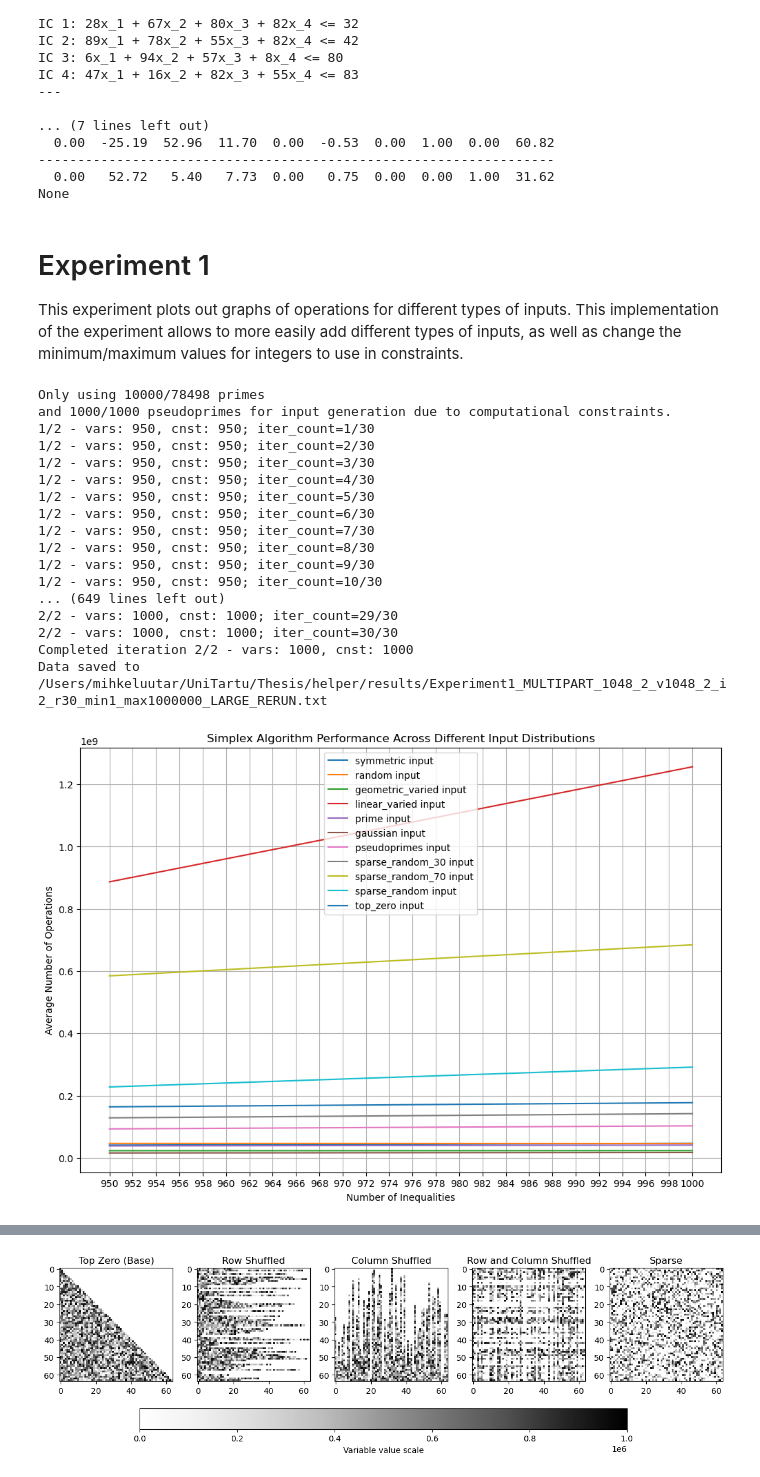
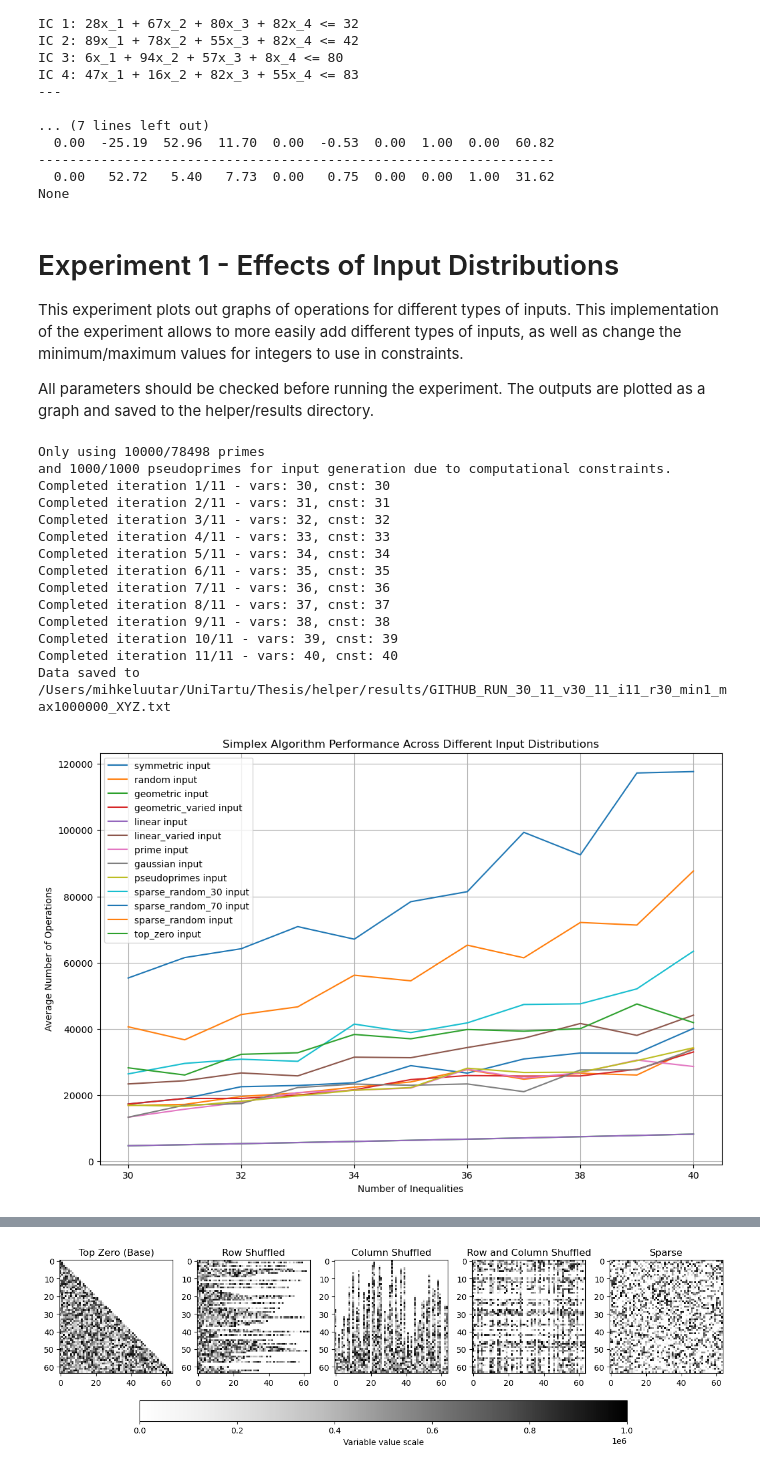
Before and after one commit to mihkeluutar/simplex-practical-experiments, a Jupyter notebook: thesis_experiments.ipynb, the cells around one changed output, grey strips where cells are left out. Drawn from its saved outputs; the diff is of its cells as text; code cells hidden in the pictures.

```diff
--- a/thesis_experiments.ipynb
+++ b/thesis_experiments.ipynb
@@ -78,17 +67,19 @@ IC 4: 47x_1 + 16x_2 + 82x_3 + 55x_4 <= 83
   0.00   52.72   5.40   7.73  0.00   0.75  0.00  0.00  1.00  31.62
 None
 # %% [markdown]
-# Experiment 1
+# Experiment 1 - Effects of Input Distributions
 
 This experiment plots out graphs of operations for different types of inputs. This implementation of the experiment allows to more easily add different types of inputs, as well as change the minimum/maximum values for integers to use in constraints.
+
+All parameters should be checked before running the experiment. The outputs are plotted as a graph and saved to the helper/results directory.
 # %%
 # Input generation mappings - it's possible to add more or comment some out if needed.
 input_generation_functions = {
     'symmetric': generate_symmetric_simplex_input,
     'random': generate_random_simplex_input,
-    # 'geometric': generate_geometric_simplex_input,
+    'geometric': generate_geometric_simplex_input,
     'geometric_varied': generate_varied_geometric_simplex_input,
-    # 'linear': generate_linear_simplex_input,
+    'linear': generate_linear_simplex_input,
     'linear_varied': generate_varied_linear_simplex_input,
     'prime': generate_input_with_only_primes,
     'gaussian': generate_gaussian_simplex_input,
@@ -104,23 +95,17 @@ avg_operations = {input_type: [] for input_type in input_generation_functions.ke
 num_constraints = []
 
 # Main experiment data
-constraints_n, variables_n = 950, 950   # Initial values
-max_iterations = 2
+constraints_n, variables_n = 30, 30   # Initial values
+max_iterations = 11
 number_of_runs_for_iteration = 30 # <- 2000 means less than 1% deviation from the average of 100K runs.
 min_value = 1
 max_value = 1000000
-step = 50
+step = 1
 sparsity_rate = 0.5  # In addtion to the sparse_30 and sparse_70 runs
 
 # Text variables for recognizing the saved file. Set as "" to not use them.
-file_prefix = 'Experiment1_MULTIPART'
-file_suffix = 'LARGE_RERUN'
-# DONE
-# 100-350
-# 400 - 550
-# 600 - 650
-# 600 - 900
-
+file_prefix = 'GITHUB_RUN'
+file_suffix = 'XYZ'
 
 # Pregenerating primes and pseudoprimes to minimize computational strain.
 max_list_len = 10000  # Define the maximum length of the primes_array
@@ -128,10 +113,13 @@ primes = generate_primes_in_range(min_value, max_value)
 small_primes = limit_list_size(primes, max_list_len)
 pseudoprimes = generate_pseudoprimes_in_range(min_value, max_value)
 small_pseudoprimes = limit_list_size(pseudoprimes, max_list_len)
+
 print(f'Only using {len(small_primes)}/{len(primes)} primes')
 print(f'and {len(small_pseudoprimes)}/{len(pseudoprimes)} pseudoprimes for input generation due to computational constraints.')
 
 
+# ---
+# Start of the experiment
 # ---
 for iteration in range(max_iterations):
     for input_type, gen_func in input_generation_functions.items():
@@ -166,7 +154,7 @@ for iteration in range(max_iterations):
                 print(f"{input_type} input generation or processing failed: {e}")
                 pass
             if iter_count % 1 == 0:
-                print(f'{iteration+1}/{max_iterations} - vars: {variables_n}, cnst: {constraints_n}; iter_count={iter_count}/{number_of_runs_for_iteration}')
+                # print(f'{iteration+1}/{max_iterations} - vars: {variables_n}, cnst: {constraints_n}; iter_count={iter_count}/{number_of_runs_for_iteration}')
                 pass
             iter_count += 1
 
@@ -184,49 +172,46 @@ for iteration in range(max_iterations):
 
 # Additional function for saving the results to a file for better analysis
 save_results(
     constraints_n-max_iterations,
     variables_n-max_iterations,
     max_iterations,
     number_of_runs_for_iteration,
     min_value,
     max_value,
     avg_operations,
     file_prefix=file_prefix,
     file_suffix=file_suffix
     )
 
 
 # Plotting
 plt.figure(figsize=(12, 8))
 for input_type in avg_operations:
     plt.plot(num_constraints, avg_operations[input_type], label=f'{input_type} input')
 
 plt.xlabel('Number of Inequalities')
 plt.ylabel('Average Number of Operations')
 plt.title('Simplex Algorithm Performance Across Different Input Distributions')
 plt.legend()
 plt.grid(True)
 plt.xticks(range(min(num_constraints), max(num_constraints) + 1, 2))  # Only use actual datapoints
 plt.show()
 # %% [output]
 Only using 10000/78498 primes
 and 1000/1000 pseudoprimes for input generation due to computational constraints.
-1/2 - vars: 950, cnst: 950; iter_count=1/30
-1/2 - vars: 950, cnst: 950; iter_count=2/30
-1/2 - vars: 950, cnst: 950; iter_count=3/30
-1/2 - vars: 950, cnst: 950; iter_count=4/30
-1/2 - vars: 950, cnst: 950; iter_count=5/30
-1/2 - vars: 950, cnst: 950; iter_count=6/30
-1/2 - vars: 950, cnst: 950; iter_count=7/30
-1/2 - vars: 950, cnst: 950; iter_count=8/30
-1/2 - vars: 950, cnst: 950; iter_count=9/30
-1/2 - vars: 950, cnst: 950; iter_count=10/30
-... (649 lines left out)
-2/2 - vars: 1000, cnst: 1000; iter_count=29/30
-2/2 - vars: 1000, cnst: 1000; iter_count=30/30
-Completed iteration 2/2 - vars: 1000, cnst: 1000
-Data saved to /Users/mihkeluutar/UniTartu/Thesis/helper/results/Experiment1_MULTIPART_1048_2_v1048_2_i2_r30_min1_max1000000_LARGE_RERUN.txt
+Completed iteration 1/11 - vars: 30, cnst: 30
+Completed iteration 2/11 - vars: 31, cnst: 31
+Completed iteration 3/11 - vars: 32, cnst: 32
+Completed iteration 4/11 - vars: 33, cnst: 33
+Completed iteration 5/11 - vars: 34, cnst: 34
+Completed iteration 6/11 - vars: 35, cnst: 35
+Completed iteration 7/11 - vars: 36, cnst: 36
+Completed iteration 8/11 - vars: 37, cnst: 37
+Completed iteration 9/11 - vars: 38, cnst: 38
+Completed iteration 10/11 - vars: 39, cnst: 39
+Completed iteration 11/11 - vars: 40, cnst: 40
+Data saved to /Users/mihkeluutar/UniTartu/Thesis/helper/results/GITHUB_RUN_30_11_v30_11_i11_r30_min1_max1000000_XYZ.txt
-[figure, old version]
+[figure, new version]
 # %% [markdown]
 # Experiment 2 - Effects of Optimizing the Simplex Method
 
```
Also changed, not shown: parts of 15 cells of this notebook, 5 other files.
